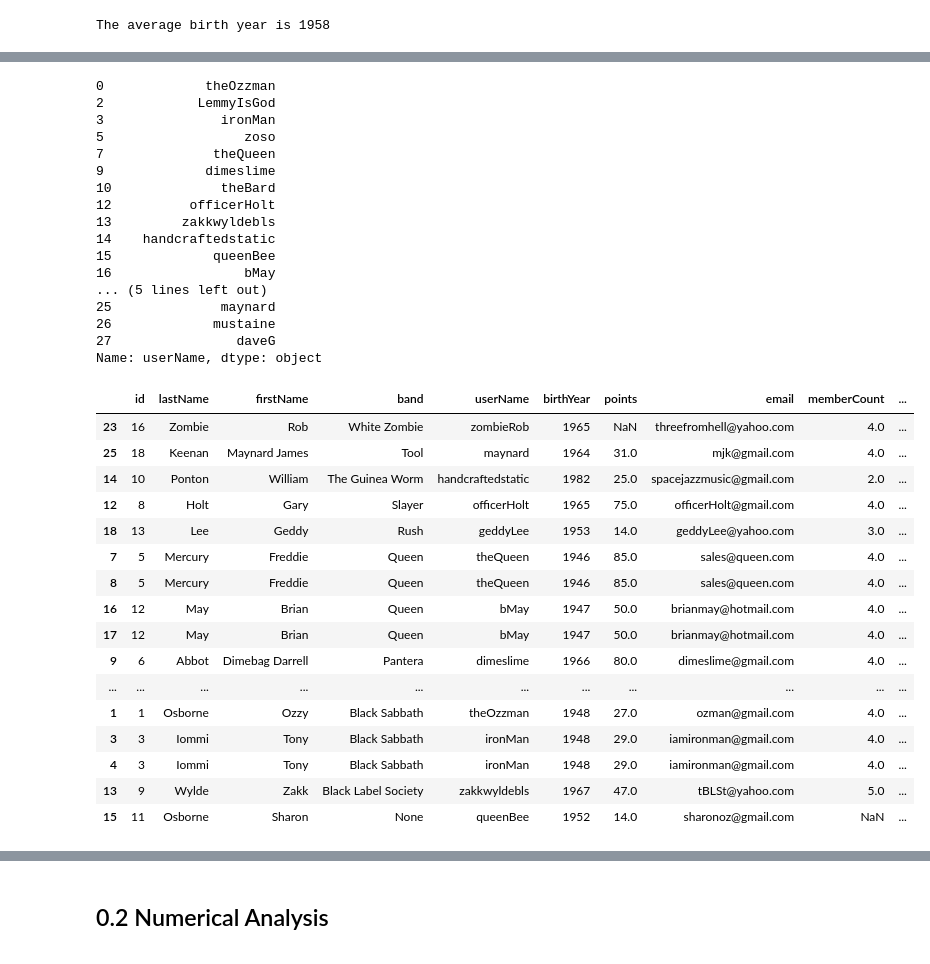
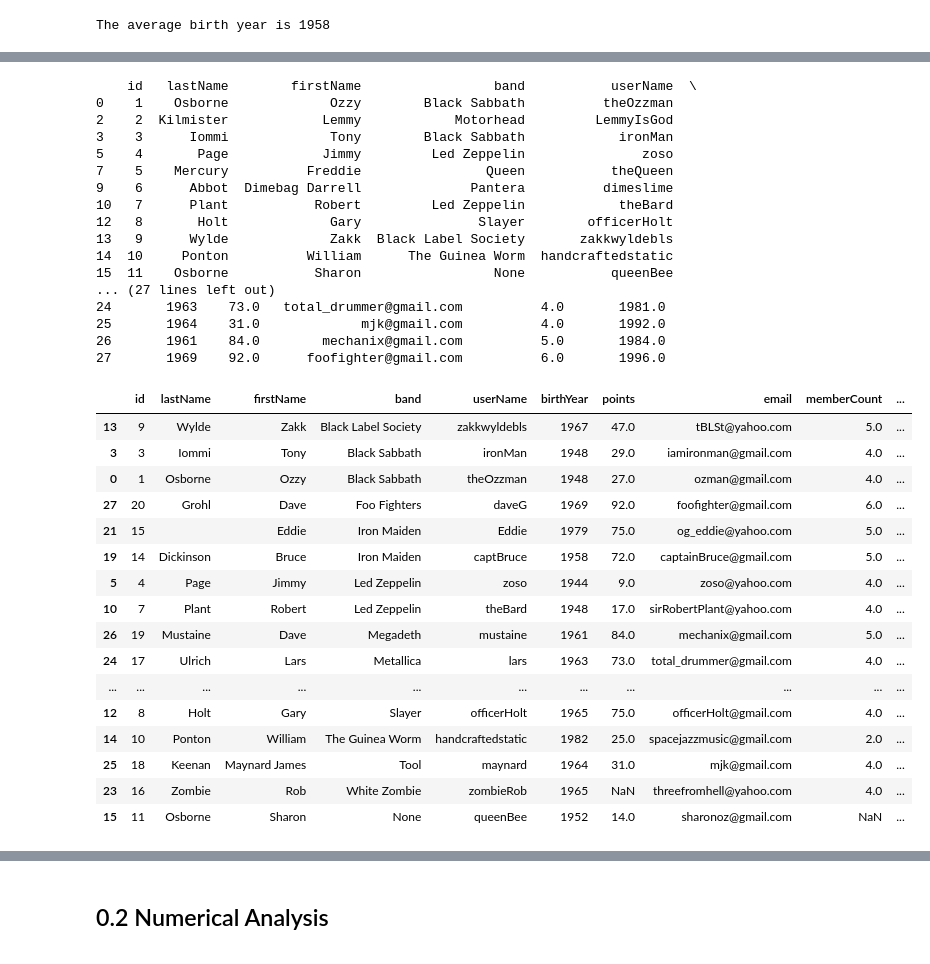
Before and after one commit to gorbulus/DS_Playbook, a Jupyter notebook: ds_playbook.ipynb, the cells around one changed output, grey strips where cells are left out. Drawn from its saved outputs; the diff is of its cells as text; code cells hidden in the pictures.

Commit message:
rocker updates 9.16.20

```diff
--- a/ds_playbook.ipynb
+++ b/ds_playbook.ipynb
@@ -300,45 +336,46 @@ The average birth year is 1958
 # %%
 # Join the rockers_df and the bands_df together linked on the "band" column
-rockers_in_bands = pd.merge(rockers_df, bands_df[["band", "memberCount", "foundedYear"]], how='left', left_on='band', right_on='band')
-rockers_in_bands["id]".drop_duplicates()
+rockers_in_bands = pd.merge(rockers_df, bands_df[["band", "memberCount", "foundedYear"]], how='left', left_on="band", right_on='band')
+rockers_in_bands = rockers_in_bands.drop_duplicates()
+print(rockers_in_bands)
 # %% [output]
-0             theOzzman
-2            LemmyIsGod
-3               ironMan
-5                  zoso
-7              theQueen
-9             dimeslime
-10              theBard
-12          officerHolt
-13         zakkwyldebls
-14    handcraftedstatic
-15             queenBee
-16                 bMay
-... (5 lines left out)
-25              maynard
-26             mustaine
-27                daveG
-Name: userName, dtype: object
+    id   lastName        firstName                 band           userName  \
+0    1    Osborne             Ozzy        Black Sabbath          theOzzman
+2    2  Kilmister            Lemmy            Motorhead         LemmyIsGod
+3    3      Iommi             Tony        Black Sabbath            ironMan
+5    4       Page            Jimmy         Led Zeppelin               zoso
+7    5    Mercury          Freddie                Queen           theQueen
+9    6      Abbot  Dimebag Darrell              Pantera          dimeslime
+10   7      Plant           Robert         Led Zeppelin            theBard
+12   8       Holt             Gary               Slayer        officerHolt
+13   9      Wylde             Zakk  Black Label Society       zakkwyldebls
+14  10     Ponton          William      The Guinea Worm  handcraftedstatic
+15  11    Osborne           Sharon                 None           queenBee
+... (27 lines left out)
+24       1963    73.0   total_drummer@gmail.com          4.0       1981.0
+25       1964    31.0             mjk@gmail.com          4.0       1992.0
+26       1961    84.0        mechanix@gmail.com          5.0       1984.0
+27       1969    92.0      foofighter@gmail.com          6.0       1996.0
 # %%
 # Order the results by band name
-rockers_in_bands.sort_values(["band", "lastName"], ascending=False)
+rockers_in_bands.sort_values(["band", "lastName"], ascending=True)
 # %% [output]
 |  | id | lastName | firstName | band | userName | birthYear | points | email | memberCount | ... |
+| 13 | 9 | Wylde | Zakk | Black Label Society | zakkwyldebls | 1967 | 47.0 | tBLSt@yahoo.com | 5.0 | ... |
+| 3 | 3 | Iommi | Tony | Black Sabbath | ironMan | 1948 | 29.0 | iamironman@gmail.com | 4.0 | ... |
+| 0 | 1 | Osborne | Ozzy | Black Sabbath | theOzzman | 1948 | 27.0 | ozman@gmail.com | 4.0 | ... |
+| 27 | 20 | Grohl | Dave | Foo Fighters | daveG | 1969 | 92.0 | foofighter@gmail.com | 6.0 | ... |
+| 21 | 15 |  | Eddie | Iron Maiden | Eddie | 1979 | 75.0 | og_eddie@yahoo.com | 5.0 | ... |
+| 19 | 14 | Dickinson | Bruce | Iron Maiden | captBruce | 1958 | 72.0 | captainBruce@gmail.com | 5.0 | ... |
+| 5 | 4 | Page | Jimmy | Led Zeppelin | zoso | 1944 | 9.0 | zoso@yahoo.com | 4.0 | ... |
+| 10 | 7 | Plant | Robert | Led Zeppelin | theBard | 1948 | 17.0 | sirRobertPlant@yahoo.com | 4.0 | ... |
+| 26 | 19 | Mustaine | Dave | Megadeth | mustaine | 1961 | 84.0 | mechanix@gmail.com | 5.0 | ... |
+| 24 | 17 | Ulrich | Lars | Metallica | lars | 1963 | 73.0 | total_drummer@gmail.com | 4.0 | ... |
+| ... | ... | ... | ... | ... | ... | ... | ... | ... | ... | ... |
+| 12 | 8 | Holt | Gary | Slayer | officerHolt | 1965 | 75.0 | officerHolt@gmail.com | 4.0 | ... |
+| 14 | 10 | Ponton | William | The Guinea Worm | handcraftedstatic | 1982 | 25.0 | spacejazzmusic@gmail.com | 2.0 | ... |
+| 25 | 18 | Keenan | Maynard James | Tool | maynard | 1964 | 31.0 | mjk@gmail.com | 4.0 | ... |
 | 23 | 16 | Zombie | Rob | White Zombie | zombieRob | 1965 | NaN | threefromhell@yahoo.com | 4.0 | ... |
-| 25 | 18 | Keenan | Maynard James | Tool | maynard | 1964 | 31.0 | mjk@gmail.com | 4.0 | ... |
-| 14 | 10 | Ponton | William | The Guinea Worm | handcraftedstatic | 1982 | 25.0 | spacejazzmusic@gmail.com | 2.0 | ... |
-| 12 | 8 | Holt | Gary | Slayer | officerHolt | 1965 | 75.0 | officerHolt@gmail.com | 4.0 | ... |
-| 18 | 13 | Lee | Geddy | Rush | geddyLee | 1953 | 14.0 | geddyLee@yahoo.com | 3.0 | ... |
-| 7 | 5 | Mercury | Freddie | Queen | theQueen | 1946 | 85.0 | sales@queen.com | 4.0 | ... |
-| 8 | 5 | Mercury | Freddie | Queen | theQueen | 1946 | 85.0 | sales@queen.com | 4.0 | ... |
-| 16 | 12 | May | Brian | Queen | bMay | 1947 | 50.0 | brianmay@hotmail.com | 4.0 | ... |
-| 17 | 12 | May | Brian | Queen | bMay | 1947 | 50.0 | brianmay@hotmail.com | 4.0 | ... |
-| 9 | 6 | Abbot | Dimebag Darrell | Pantera | dimeslime | 1966 | 80.0 | dimeslime@gmail.com | 4.0 | ... |
-| ... | ... | ... | ... | ... | ... | ... | ... | ... | ... | ... |
-| 1 | 1 | Osborne | Ozzy | Black Sabbath | theOzzman | 1948 | 27.0 | ozman@gmail.com | 4.0 | ... |
-| 3 | 3 | Iommi | Tony | Black Sabbath | ironMan | 1948 | 29.0 | iamironman@gmail.com | 4.0 | ... |
-| 4 | 3 | Iommi | Tony | Black Sabbath | ironMan | 1948 | 29.0 | iamironman@gmail.com | 4.0 | ... |
-| 13 | 9 | Wylde | Zakk | Black Label Society | zakkwyldebls | 1967 | 47.0 | tBLSt@yahoo.com | 5.0 | ... |
 | 15 | 11 | Osborne | Sharon | None | queenBee | 1952 | 14.0 | sharonoz@gmail.com | NaN | ... |
 # %%
 # Merge all three tables together in to one
```
Also changed, not shown: parts of 14 cells of this notebook.
